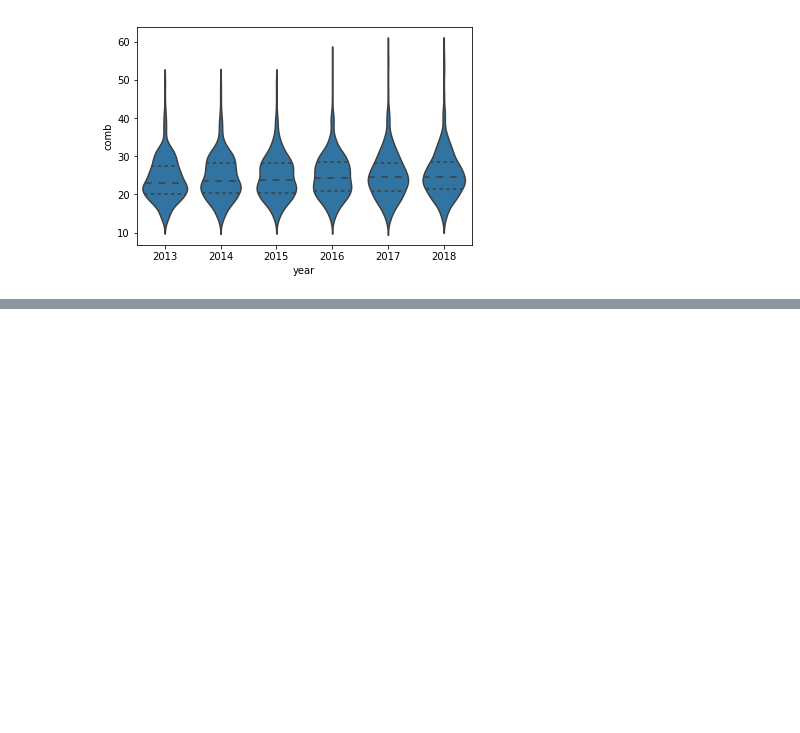
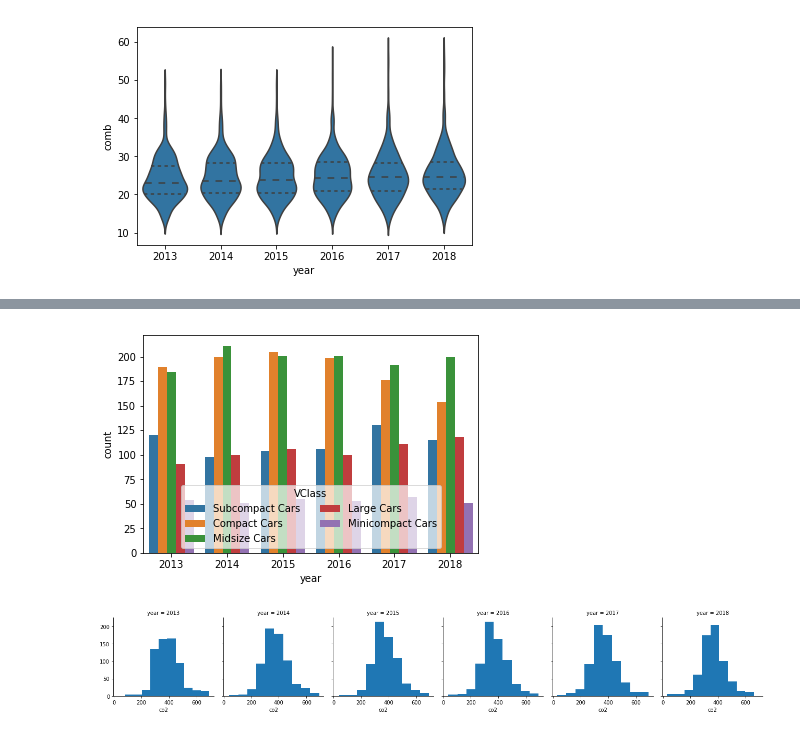
Before and after one commit to abhiksark/Udacity-DataAnalyst-Nanodegree, a Jupyter notebook: Data Viz/Bivariate_Data_Viz.ipynb, the cells around one changed output, grey strips where cells are left out. Cells and saved outputs as stored; diff of their text form; code cells hidden in the pictures; blank space fills up the shorter version.

```diff
--- a/Data Viz/Bivariate_Data_Viz.ipynb
+++ b/Data Viz/Bivariate_Data_Viz.ipynb
@@ -81,0 +98,11 @@ sb.violinplot(data = df, x = 'year', y = 'comb', color = base_color,
+# %%
+ax =sb.countplot(data = df, x = 'year', hue = 'VClass')
+ax.legend(loc = 8, ncol = 2, framealpha = 0.7, title = 'VClass');
+# %% [output]
+[figure, added]
+# %%
+bin_edges = np.arange(-3, df['co2'].max()+1/3, 1/3)
+g = sb.FacetGrid(data = df, col = 'year')
+g.map(plt.hist, "co2");
+# %% [output]
+[figure, added]
```
Also changed, not shown: parts of 6 cells of this notebook, 1 other file.
